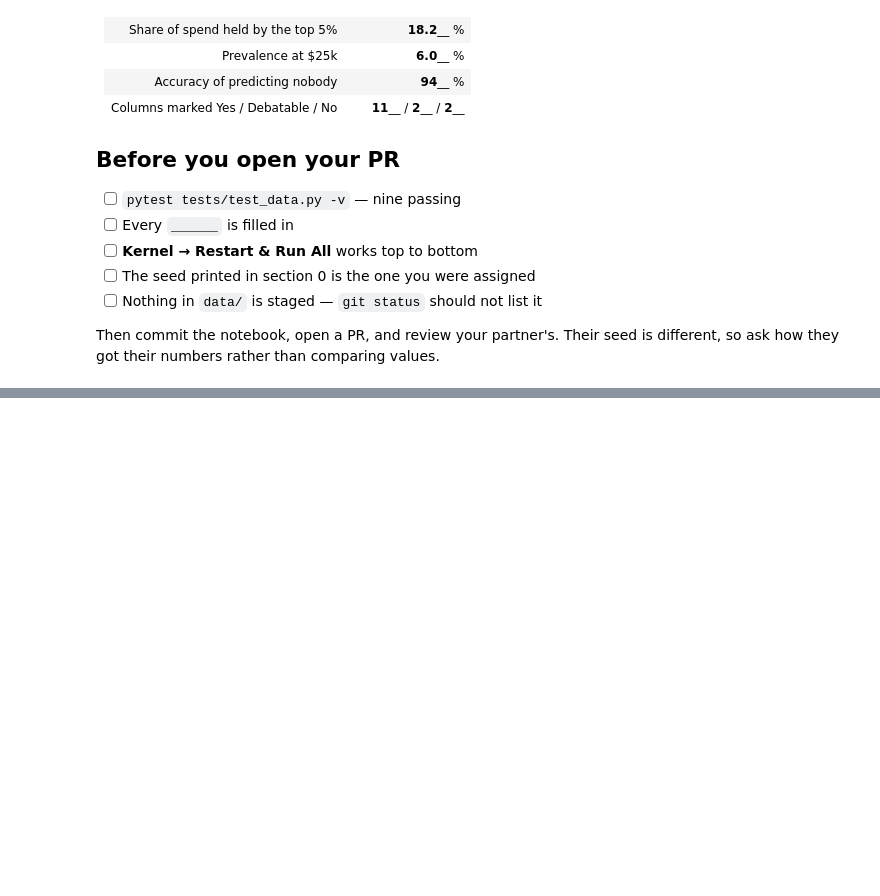
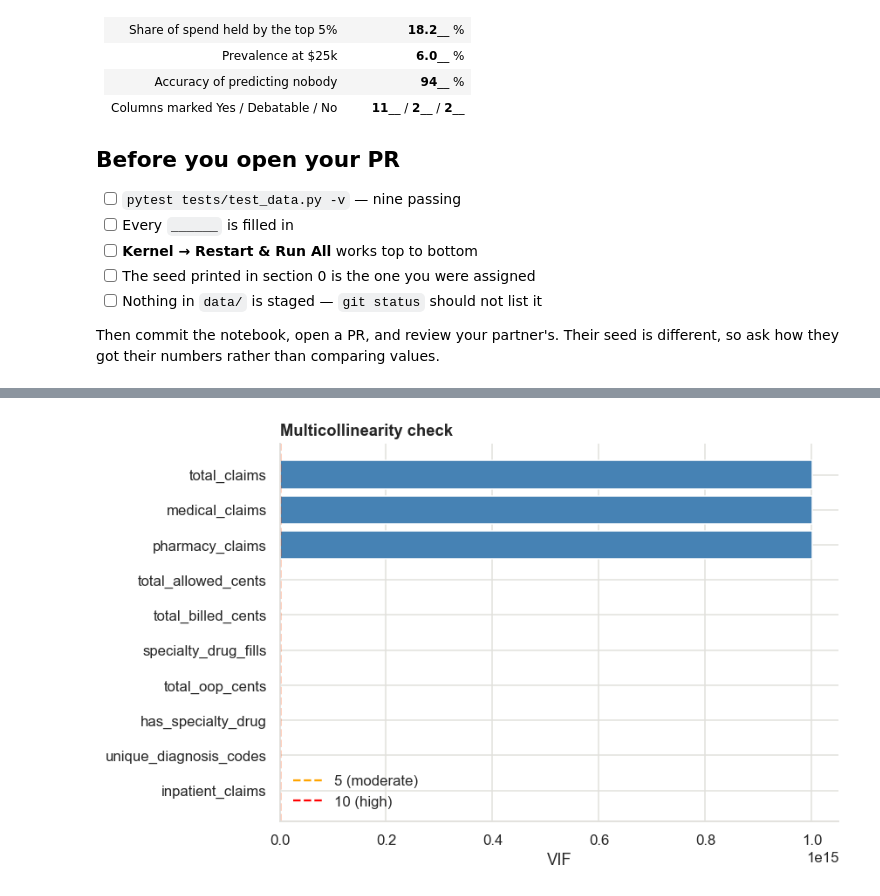
Before and after one commit to GeofreyMacharia/claims-cost-predictor, a Jupyter notebook: notebooks/week-02-eda.ipynb, the cells around one changed output, grey strips where cells are left out. Cells and saved outputs as stored; diff of their text form; code cells hidden in the pictures; blank space fills up the shorter version.

Commit message:
Fixed week 2 eda row result and finalized functions for features.py

```diff
--- a/notebooks/week-02-eda.ipynb
+++ b/notebooks/week-02-eda.ipynb
@@ -936,0 +970,4 @@ different, so ask how they got their numbers rather than comparing values.
+# %%
+# checking if x_ and Y- features are the same as a result of the merge
+for c in ["age_bucket", "sex", "region", "plan_year_start", "plan_year_end"]:
+    print(c, (df_merge[c + "_x"] == df_merge[c + "_y"]).all())
@@ -936,0 +980,11 @@ different, so ask how they got their numbers rather than comparing values.
+# %%
+# Keep one copy of each duplicated column and restore its original name.
+df_merge = df_merge.drop(columns=[c for c in df_merge.columns if c.endswith("_y")])
+df_merge = df_merge.rename(columns=lambda c: c[:-2] if c.endswith("_x") else c)
+# %%
+# correlation matrix
+cols = ["total_claims", "medical_claims", "pharmacy_claims", "specialty_drug_fills",
+                "total_billed_cents", "total_allowed_cents", "total_oop_cents",
+                "unique_diagnosis_codes", "inpatient_claims", "has_specialty_drug"]
+# Correlation of each feature with the target, strongest first.
+df_merge[cols + ["is_high_cost"]].corr()["is_high_cost"].sort_values(ascending=False)
@@ -936,0 +1004,14 @@ different, so ask how they got their numbers rather than comparing values.
+# %%
+import pandas as pd
+from statsmodels.stats.outliers_influence import variance_inflation_factor
+from statsmodels.tools.tools import add_constant
+
+# VIF needs a constant column and all-numeric input.
+X = add_constant(df_merge[cols].astype(float))
+
+# One VIF per feature, skipping the constant.
+vif = pd.DataFrame({
+    "feature": X.columns,
+    "VIF": [variance_inflation_factor(X.values, i) for i in range(X.shape[1])]
+})
+vif[vif["feature"] != "const"].sort_values("VIF", ascending=False)
@@ -936,0 +1030,18 @@ different, so ask how they got their numbers rather than comparing values.
+# %%
+# Drop the constant row and sort so the worst offenders sit at the top.
+v = vif[vif["feature"] != "const"].sort_values("VIF")
+
+plt.figure(figsize=(8, 5))
+plt.barh(v["feature"], v["VIF"], color="steelblue")
+
+# Reference lines for the usual "worth a look" and "strong overlap" cutoffs.
+plt.axvline(5, color="orange", linestyle="--", label="5 (moderate)")
+plt.axvline(10, color="red", linestyle="--", label="10 (high)")
+
+plt.xlabel("VIF")
+plt.title("Multicollinearity check")
+plt.legend()
+plt.tight_layout()
+plt.show()
+# %% [output]
+[figure, added]
```
Also changed, not shown: parts of 13 cells of this notebook, 1 other file.
